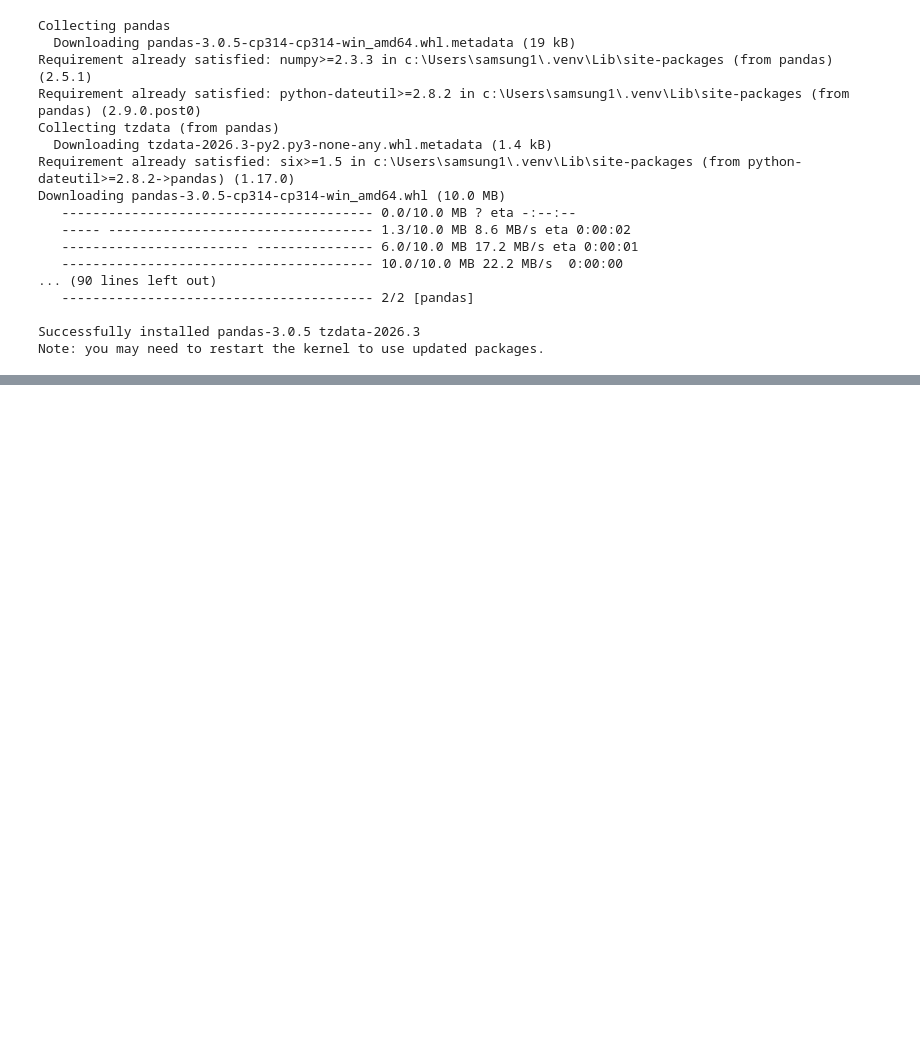
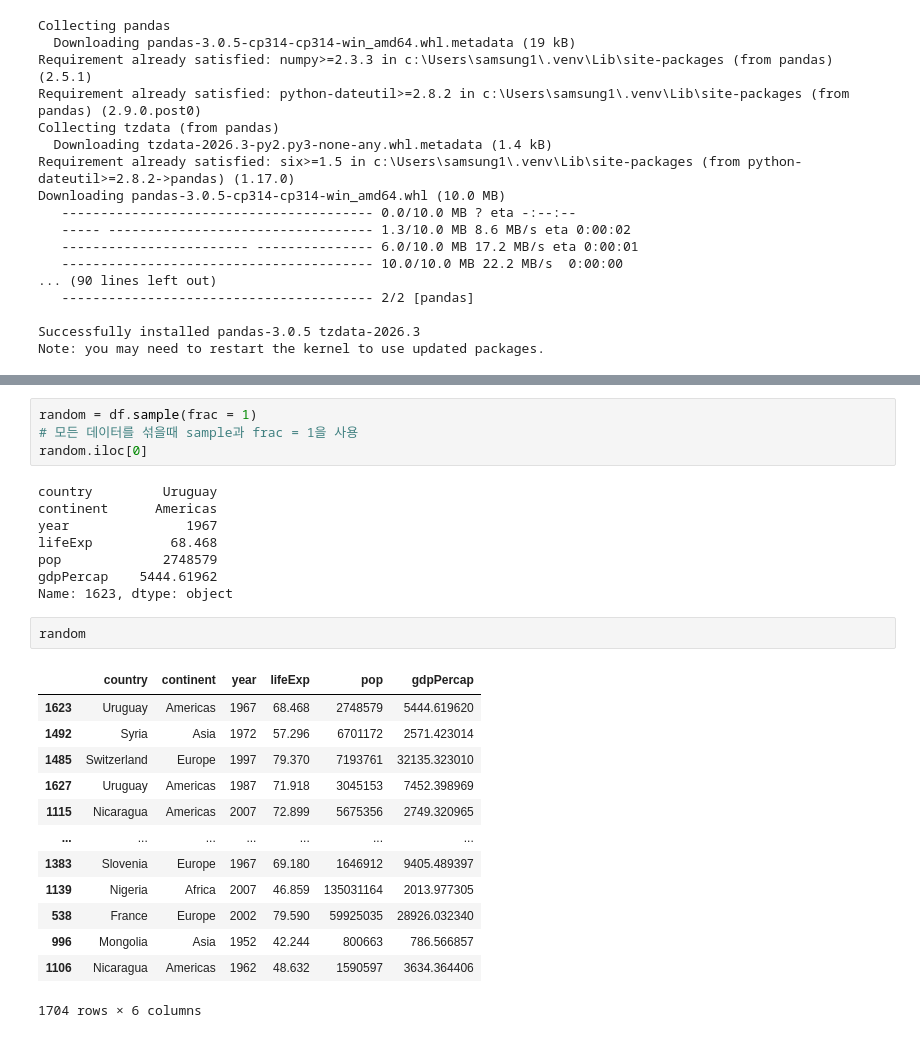
Before and after one commit to bhs6122/samsung_practice, a Jupyter notebook: 3week_1day/3week_1day.ipynb, the cells around one changed output, grey strips where cells are left out. Saved outputs shown, nothing was run; the diff lists cells and outputs as text; blank space fills up the shorter version.

```diff
--- a/3week_1day/3week_1day.ipynb
+++ b/3week_1day/3week_1day.ipynb
@@ -22,0 +541,28 @@ import pandas as pd
+# %%
+random = df.sample(frac = 1)
+# 모든 데이터를 섞을때 sample과 frac = 1을 사용
+random.iloc[0]
+# %% [output]
+country         Uruguay
+continent      Americas
+year               1967
+lifeExp          68.468
+pop             2748579
+gdpPercap    5444.61962
+Name: 1623, dtype: object
+# %%
+random
+# %% [output]
+|  | country | continent | year | lifeExp | pop | gdpPercap |
+| 1623 | Uruguay | Americas | 1967 | 68.468 | 2748579 | 5444.619620 |
+| 1492 | Syria | Asia | 1972 | 57.296 | 6701172 | 2571.423014 |
+| 1485 | Switzerland | Europe | 1997 | 79.370 | 7193761 | 32135.323010 |
+| 1627 | Uruguay | Americas | 1987 | 71.918 | 3045153 | 7452.398969 |
+| 1115 | Nicaragua | Americas | 2007 | 72.899 | 5675356 | 2749.320965 |
+| ... | ... | ... | ... | ... | ... | ... |
+| 1383 | Slovenia | Europe | 1967 | 69.180 | 1646912 | 9405.489397 |
+| 1139 | Nigeria | Africa | 2007 | 46.859 | 135031164 | 2013.977305 |
+| 538 | France | Europe | 2002 | 79.590 | 59925035 | 28926.032340 |
+| 996 | Mongolia | Asia | 1952 | 42.244 | 800663 | 786.566857 |
+| 1106 | Nicaragua | Americas | 1962 | 48.632 | 1590597 | 3634.364406 |
+1704 rows × 6 columns
```
Also changed, not shown: parts of 77 cells of this notebook, 1 other file.
